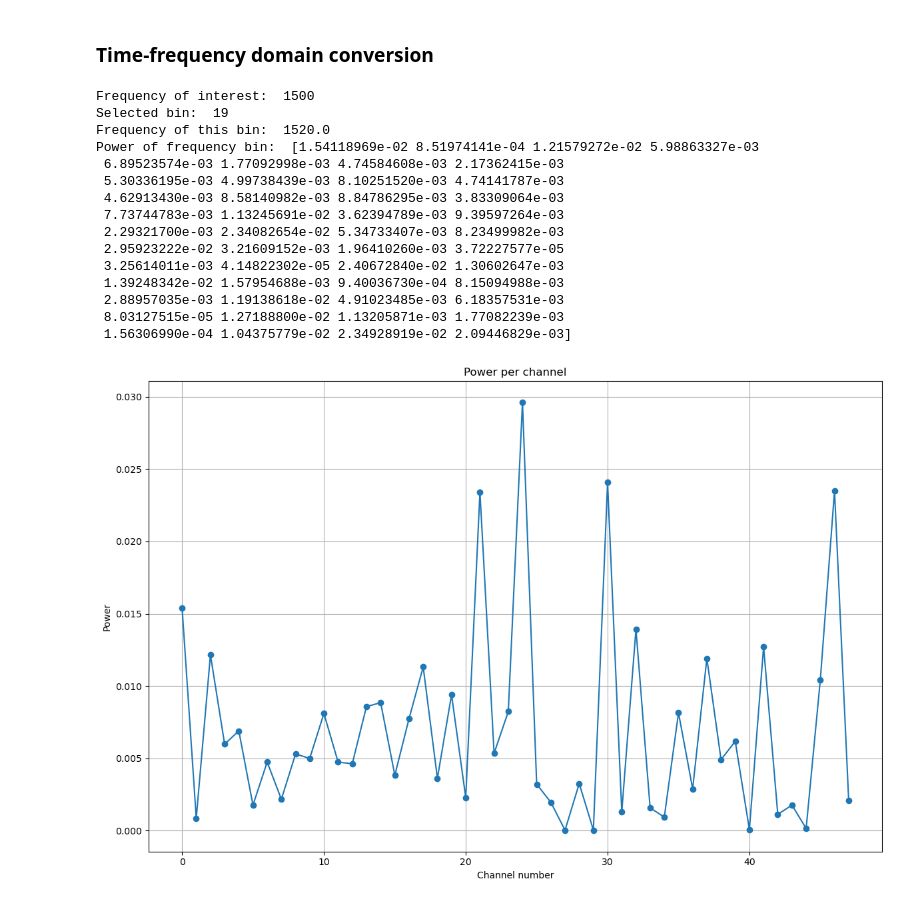
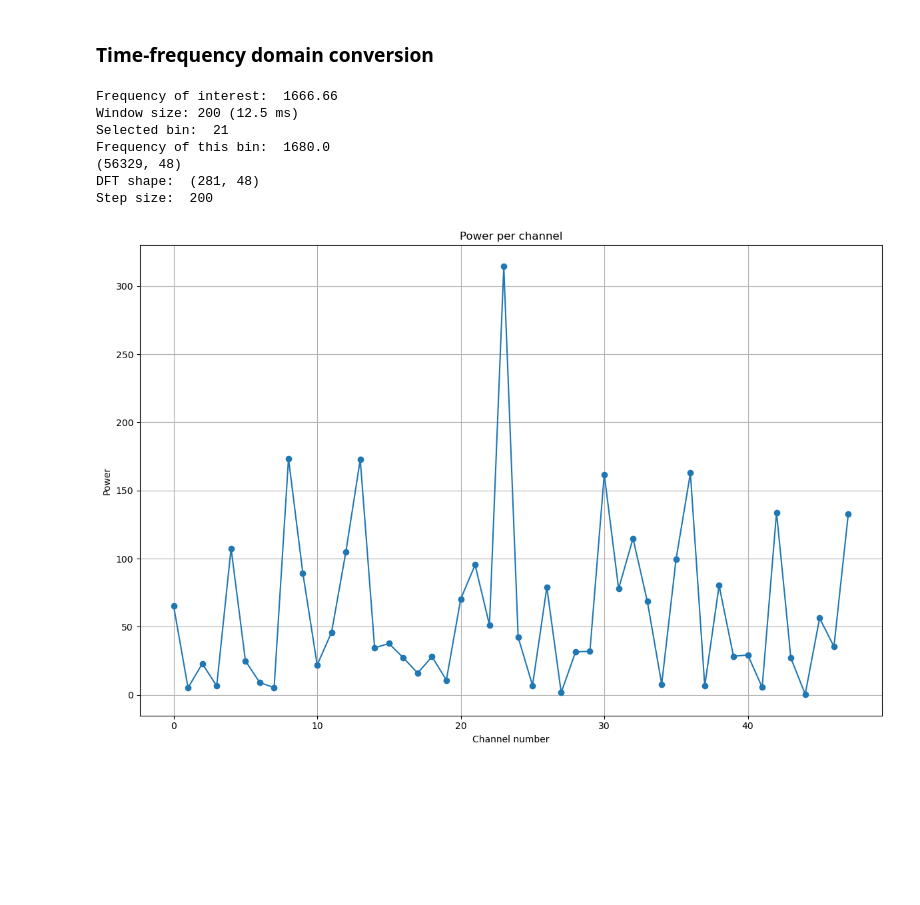
Before and after one commit to bramhut/DeepWaveAccel, a Jupyter notebook: Simulation/Sim.ipynb, the cells around one changed output. Drawn from its saved outputs; the diff is of its cells as text; code cells hidden in the pictures; blank space fills up the shorter version.

```diff
--- a/Simulation/Sim.ipynb
+++ b/Simulation/Sim.ipynb
@@ -16,14 +16,26 @@ import Goertzel as g
 Df = pp.DataSet.from_file("/mnt/c/Users/bramh/Documents/UNI git/DeepWave/datasets/FRIDA/dataset/D_1-5_freq0_cold.npz") # proprocessed dataset from DeepWave
 Pf = np.load("/mnt/c/Users/bramh/Documents/UNI git/DeepWave/datasets/FRIDA/dataset/D_freq0_train.npz") # trained model parameters
 
+# # Plot the microphone positions in 3D
+# XYZ = Df.XYZ # microphone positions
+# fig = plt.figure(figsize=(10, 10))
+# ax = fig.add_subplot(111, projection='3d')
+# ax.scatter(XYZ[0], XYZ[1], XYZ[2], c='r', marker='o')
+# ax.set_xlabel('X')
+# ax.set_ylabel('Y')
+# ax.set_zlabel('Z')
+# ax.set_title('Microphone Positions')
+# plt.show()
+
 # Load the raw data (wave file)
 wav_path = "/mnt/c/Users/bramh/Documents/UNI git/DeepWave/datasets/FRIDA/FRIDA/recordings/20160908/data_pyramic/segmented/two_speakers/1-5.wav"
 fs, Draw = wav.read(wav_path)
-ff = 1500 # Frequency of interest
+ff = 1666.66 # Frequency of interest
 
 # Preprocess the dataset
 N_ch = Df.XYZ.shape[1] # number of microphones in the array data
 N_px = Df.R.shape[1] # number of pixels in the intensity map
+N_samples = len(Df) # number of samples in the intensity map
 sampler = Df.sampler()
 
 
@@ -59,42 +71,39 @@ tau shape:  (2234,)
 # %% [markdown]
 ### Time-frequency domain conversion
 # %%
-nf = 200 # Window size [samples]
+nffloat = 10 * fs / ff # Window size, chosen to contain 10 cycles of the frequency of interest
+nf = 200#int(2 ** np.ceil(np.log2(nffloat)))
 fr = fs / nf # Frequency resolution per bin [Hz]
 bin = round(ff / fr) # Bin number of the frequency of interest
 factual = bin * fr # Frequency of the bin [Hz]
 print("Frequency of interest: ", ff)
+print(f"Window size: {nf} ({nf/fs*1000.0} ms)")
 print("Selected bin: ", bin)
 print("Frequency of this bin: ", factual)
-res = g.goertzel(Draw, bin, nf)
+print(Draw.shape)
+dft, step = g.goertzel(Draw, bin, nf, 0.0, True, False)
+dft += g.goertzel(Draw, bin-1, nf, 0.0, True, False)[0]
+print("DFT shape: ", dft.shape)
+print("Step size: ", step)
 # print("Goertzel result: ", res)
 # Power of frequency bin
-P = np.abs(res) ** 2
-print("Power of frequency bin: ", P)
+P = np.abs(dft) ** 2
 
 # Plot the power per channel
 plt.figure(figsize=(12, 8))
-plt.plot(np.arange(0, N_ch), P, 'o-')
+plt.plot(np.arange(0, N_ch), P[0,:], 'o-')
 plt.title('Power per channel')
 plt.xlabel('Channel number')
 plt.ylabel('Power')
 plt.grid()
 plt.tight_layout()
 plt.show()
 # %% [output]
-Frequency of interest:  1500
-Selected bin:  19
-Frequency of this bin:  1520.0
-Power of frequency bin:  [1.54118969e-02 8.51974141e-04 1.21579272e-02 5.98863327e-03
- 6.89523574e-03 1.77092998e-03 4.74584608e-03 2.17362415e-03
- 5.30336195e-03 4.99738439e-03 8.10251520e-03 4.74141787e-03
- 4.62913430e-03 8.58140982e-03 8.84786295e-03 3.83309064e-03
- 7.73744783e-03 1.13245691e-02 3.62394789e-03 9.39597264e-03
- 2.29321700e-03 2.34082654e-02 5.34733407e-03 8.23499982e-03
- 2.95923222e-02 3.21609152e-03 1.96410260e-03 3.72227577e-05
- 3.25614011e-03 4.14822302e-05 2.40672840e-02 1.30602647e-03
- 1.39248342e-02 1.57954688e-03 9.40036730e-04 8.15094988e-03
- 2.88957035e-03 1.19138618e-02 4.91023485e-03 6.18357531e-03
- 8.03127515e-05 1.27188800e-02 1.13205871e-03 1.77082239e-03
- 1.56306990e-04 1.04375779e-02 2.34928919e-02 2.09446829e-03]
+Frequency of interest:  1666.66
+Window size: 200 (12.5 ms)
+Selected bin:  21
+Frequency of this bin:  1680.0
+(56329, 48)
+DFT shape:  (281, 48)
+Step size:  200
-[figure, old version]
+[figure, new version]
```
Also changed, not shown: parts of 2 cells of this notebook, 1 other file.
